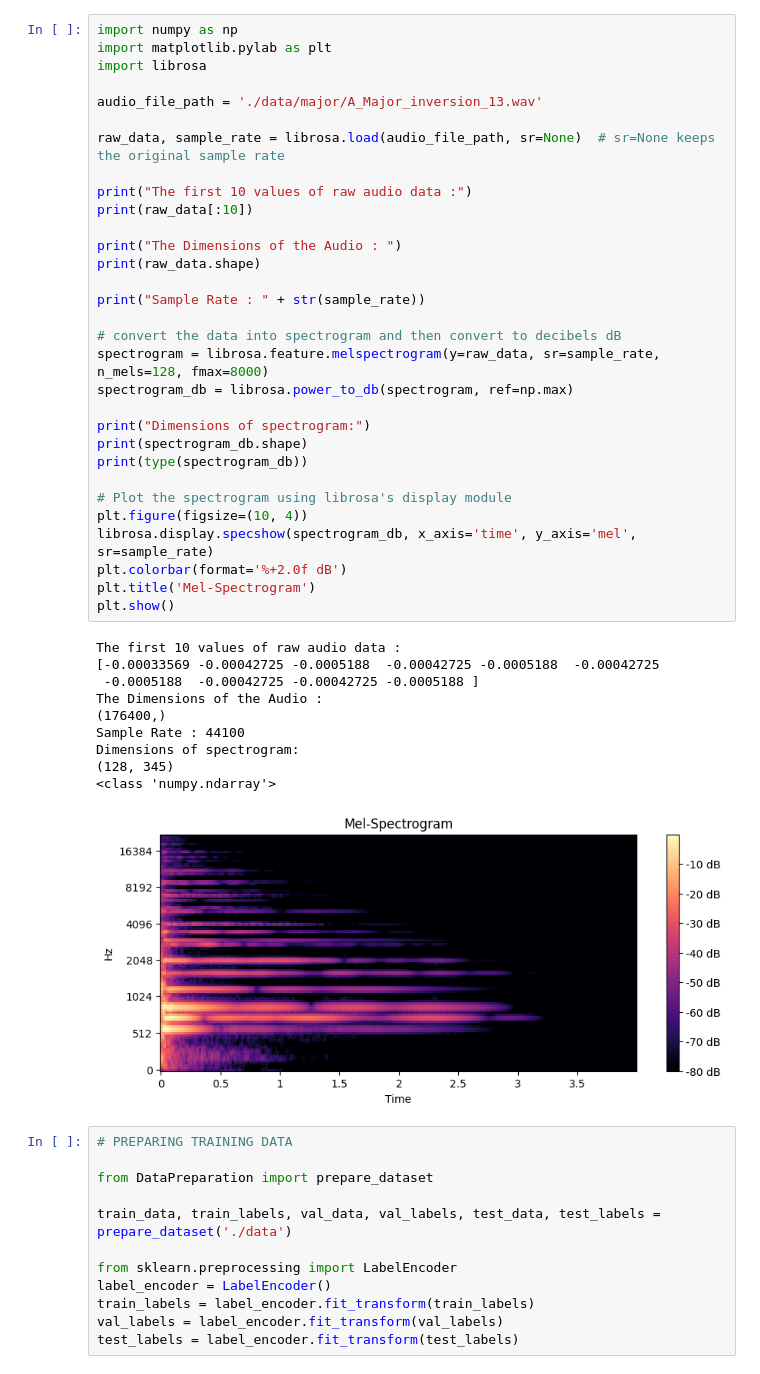
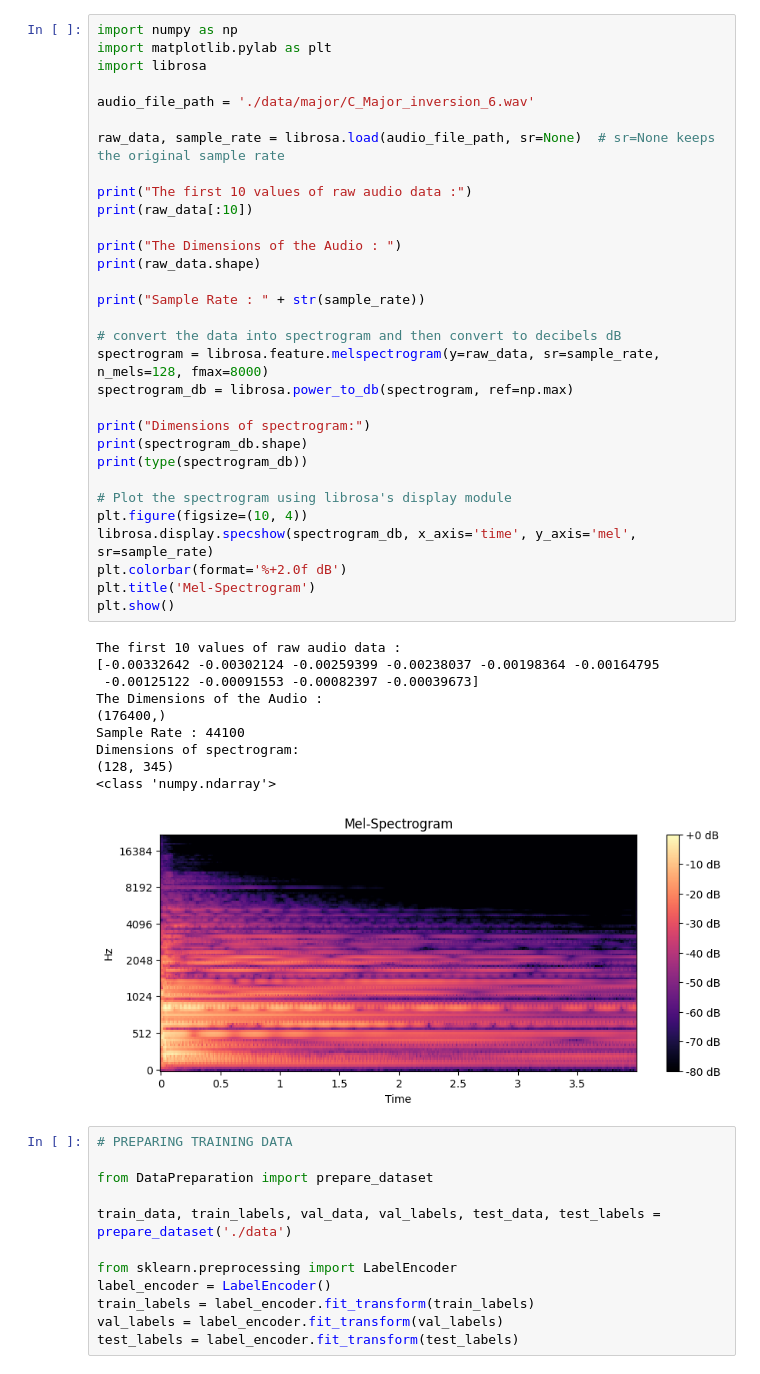
Before and after one commit to JakeDReeder/ChordWizMachineLearning, a Jupyter notebook: NoteBook.ipynb, the cells around one changed output. Drawn from its saved outputs; the diff is of its cells as text.

```diff
--- a/NoteBook.ipynb
+++ b/NoteBook.ipynb
@@ -3,43 +3,43 @@ import numpy as np
 import matplotlib.pylab as plt
 import librosa
 
-audio_file_path = './data/major/A_Major_inversion_13.wav'
+audio_file_path = './data/major/C_Major_inversion_6.wav'
 
 raw_data, sample_rate = librosa.load(audio_file_path, sr=None)  # sr=None keeps the original sample rate
 
 print("The first 10 values of raw audio data :")
 print(raw_data[:10])
 
 print("The Dimensions of the Audio : ")
 print(raw_data.shape)
 
 print("Sample Rate : " + str(sample_rate))
 
 # convert the data into spectrogram and then convert to decibels dB
 spectrogram = librosa.feature.melspectrogram(y=raw_data, sr=sample_rate, n_mels=128, fmax=8000)
 spectrogram_db = librosa.power_to_db(spectrogram, ref=np.max)
 
 print("Dimensions of spectrogram:")
 print(spectrogram_db.shape)
 print(type(spectrogram_db))
 
 # Plot the spectrogram using librosa's display module
 plt.figure(figsize=(10, 4))
 librosa.display.specshow(spectrogram_db, x_axis='time', y_axis='mel', sr=sample_rate)
 plt.colorbar(format='%+2.0f dB')
 plt.title('Mel-Spectrogram')
 plt.show()
 # %% [output]
 The first 10 values of raw audio data :
-[-0.00033569 -0.00042725 -0.0005188  -0.00042725 -0.0005188  -0.00042725
- -0.0005188  -0.00042725 -0.00042725 -0.0005188 ]
+[-0.00332642 -0.00302124 -0.00259399 -0.00238037 -0.00198364 -0.00164795
+ -0.00125122 -0.00091553 -0.00082397 -0.00039673]
 The Dimensions of the Audio :
 (176400,)
 Sample Rate : 44100
 Dimensions of spectrogram:
 (128, 345)
 <class 'numpy.ndarray'>
-[figure, old version]
+[figure, new version]
 # %%
 # PREPARING TRAINING DATA
 
```
Also changed, not shown: 1 other file.
